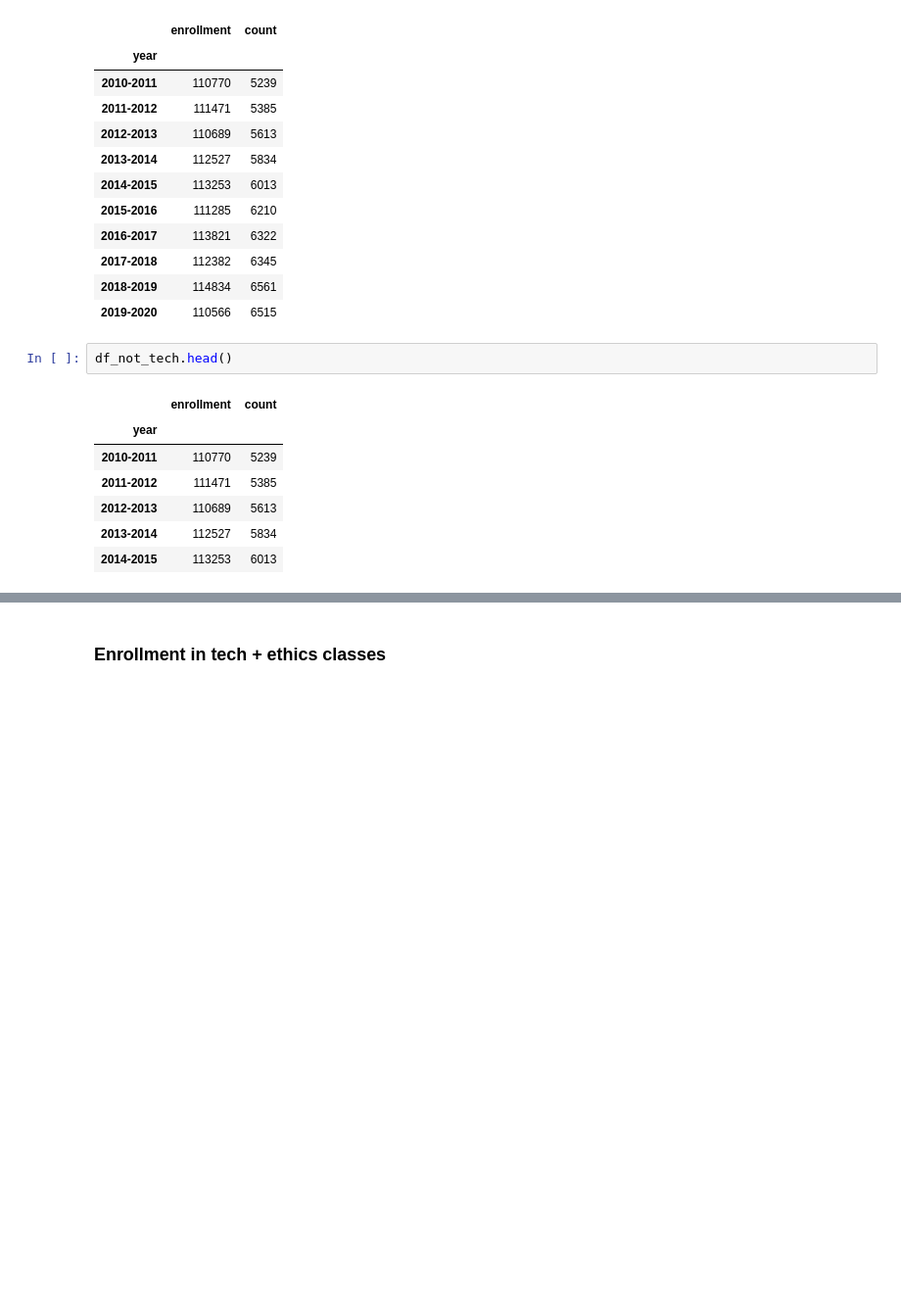
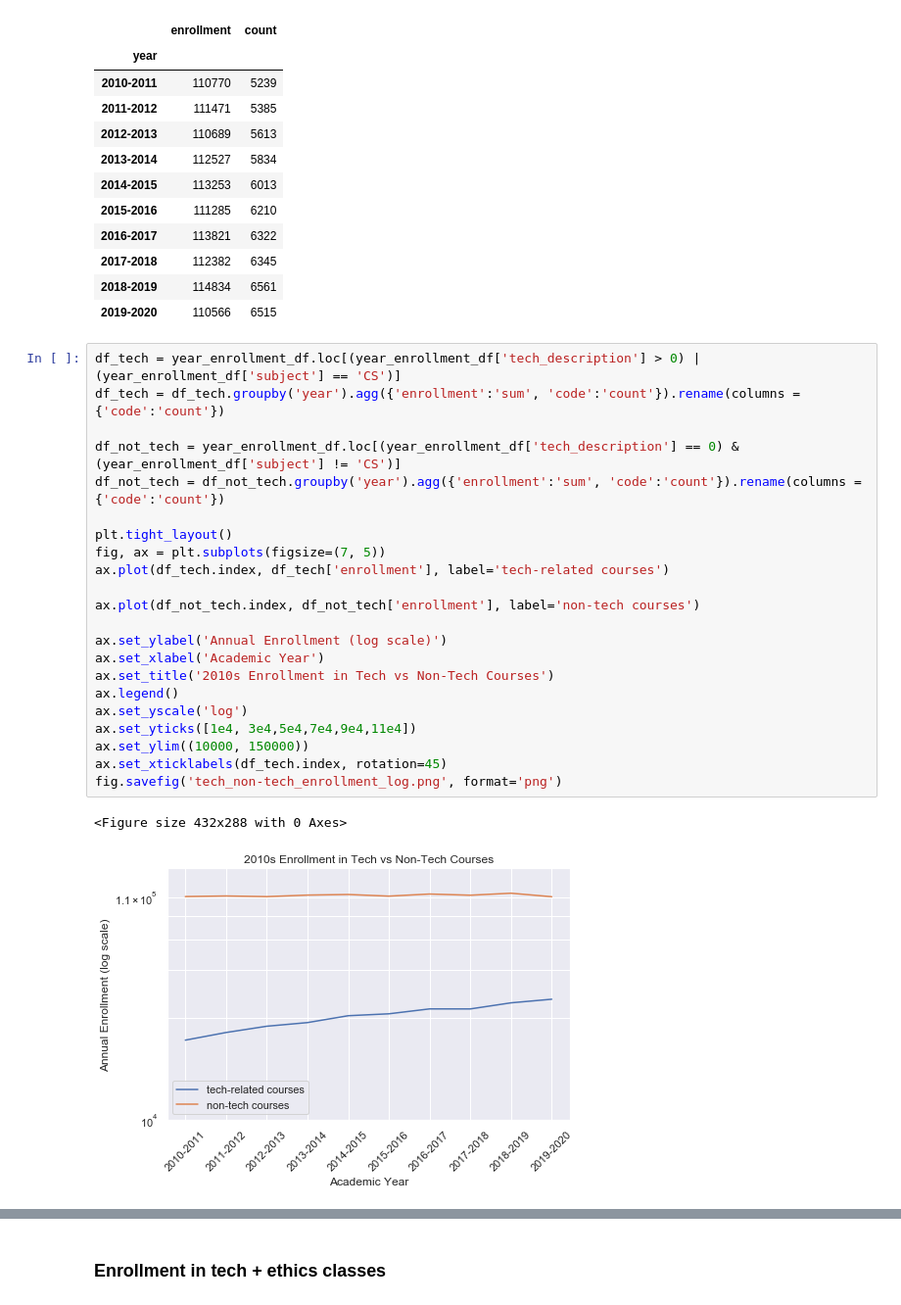
Before and after one commit to TheStanfordDaily/StanfordDaily-DataViz, a Jupyter notebook: projects/2021-01-explore-courses/explorecourses_eda.ipynb, the cells around one changed output, grey strips where cells are left out. Shown at 98% size. Drawn from its saved outputs; the diff is of its cells as text; blank space fills up the shorter version.

```diff
--- a/projects/2021-01-explore-courses/explorecourses_eda.ipynb
+++ b/projects/2021-01-explore-courses/explorecourses_eda.ipynb
@@ -499,16 +514,31 @@ df_not_tech
 | 2017-2018 | 112382 | 6345 |
 | 2018-2019 | 114834 | 6561 |
 | 2019-2020 | 110566 | 6515 |
-# %%
-df_not_tech.head()
-# %% [output]
-|  | enrollment | count |
-| year |  |  |
-| 2010-2011 | 110770 | 5239 |
-| 2011-2012 | 111471 | 5385 |
-| 2012-2013 | 110689 | 5613 |
-| 2013-2014 | 112527 | 5834 |
-| 2014-2015 | 113253 | 6013 |
+# %%
+df_tech = year_enrollment_df.loc[(year_enrollment_df['tech_description'] > 0) | (year_enrollment_df['subject'] == 'CS')]
+df_tech = df_tech.groupby('year').agg({'enrollment':'sum', 'code':'count'}).rename(columns = {'code':'count'})
+
+df_not_tech = year_enrollment_df.loc[(year_enrollment_df['tech_description'] == 0) & (year_enrollment_df['subject'] != 'CS')]
+df_not_tech = df_not_tech.groupby('year').agg({'enrollment':'sum', 'code':'count'}).rename(columns = {'code':'count'})
+
+plt.tight_layout()
+fig, ax = plt.subplots(figsize=(7, 5))
+ax.plot(df_tech.index, df_tech['enrollment'], label='tech-related courses')
+
+ax.plot(df_not_tech.index, df_not_tech['enrollment'], label='non-tech courses')
+
+ax.set_ylabel('Annual Enrollment (log scale)')
+ax.set_xlabel('Academic Year')
+ax.set_title('2010s Enrollment in Tech vs Non-Tech Courses')
+ax.legend()
+ax.set_yscale('log')
+ax.set_yticks([1e4, 3e4,5e4,7e4,9e4,11e4])
+ax.set_ylim((10000, 150000))
+ax.set_xticklabels(df_tech.index, rotation=45)
+fig.savefig('tech_non-tech_enrollment_log.png', format='png')
+# %% [output]
+<Figure size 432x288 with 0 Axes>
+[figure, added]
 # %%
 df_tech = year_enrollment_df.loc[(year_enrollment_df['tech_description'] > 0) | (year_enrollment_df['subject'] == 'CS')]
 df_tech = df_tech.groupby('year').agg({'enrollment':'sum', 'code':'count'}).rename(columns = {'code':'count'})
```
Also changed, not shown: parts of 9 cells of this notebook, 3 other files.
